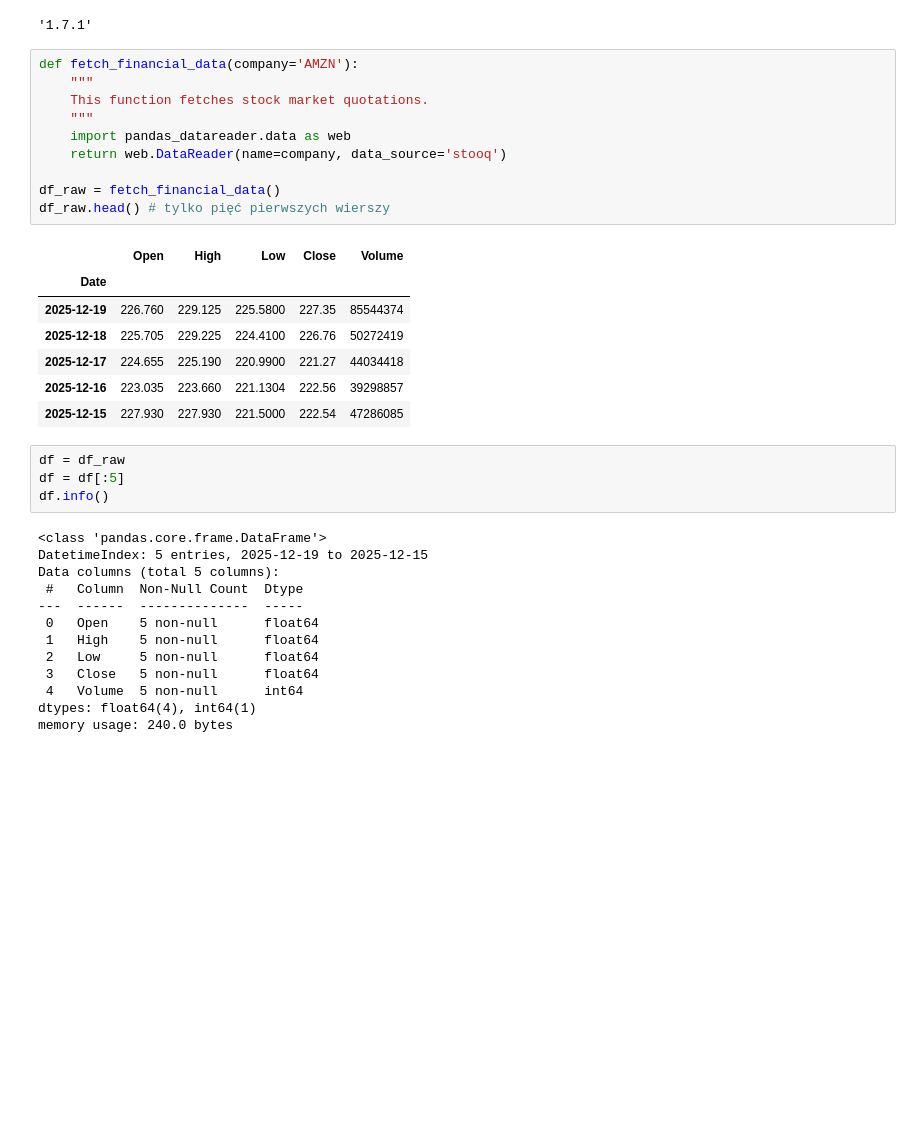
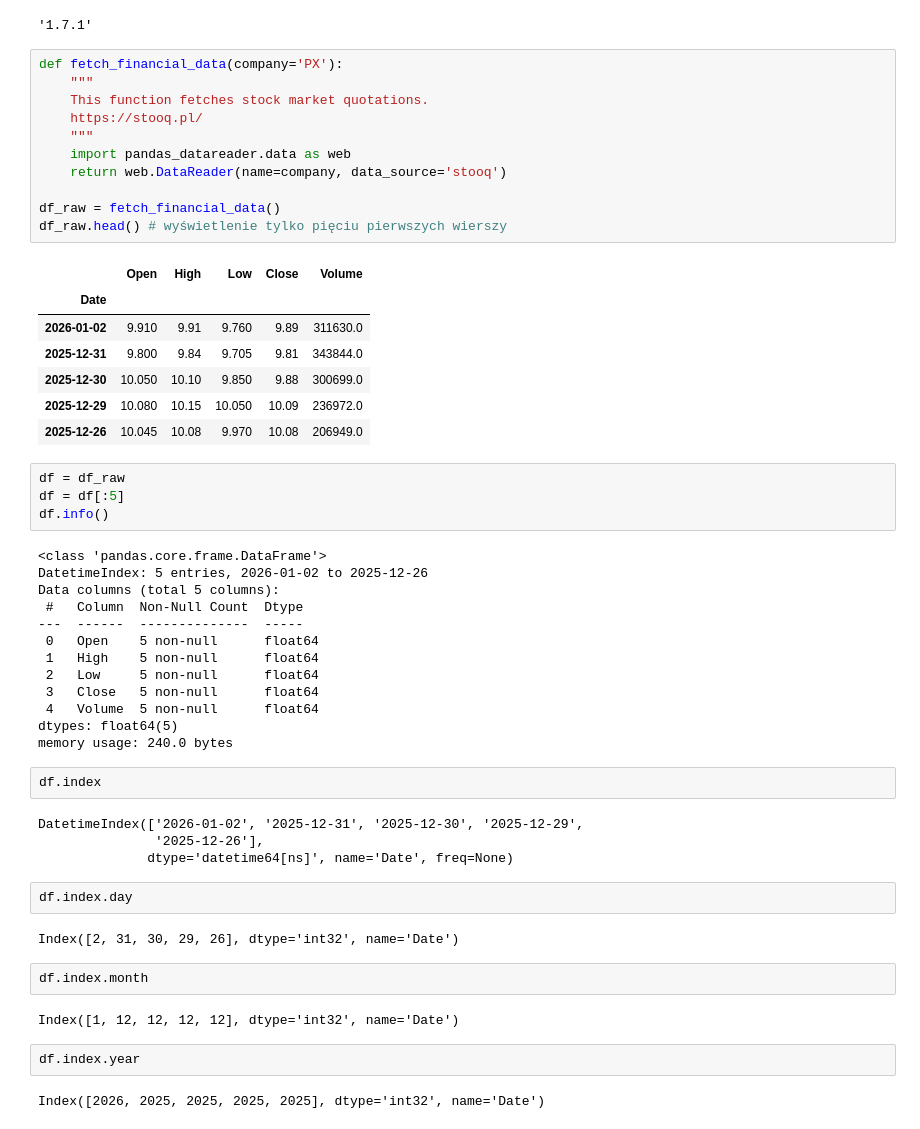
Before and after one commit to DamianPodrazaCode/Python_code, a Jupyter notebook: Jupyter/SciKit-Learn-bootcamp_cz1/03_feature_extraction.ipynb, the cells around one changed output. Cells and saved outputs as stored; diff of their text form; blank space fills up the shorter version.

```diff
--- a/Jupyter/SciKit-Learn-bootcamp_cz1/03_feature_extraction.ipynb
+++ b/Jupyter/SciKit-Learn-bootcamp_cz1/03_feature_extraction.ipynb
@@ -10,30 +10,31 @@ sklearn.__version__
 # %% [output]
 '1.7.1'
 # %%
-def fetch_financial_data(company='AMZN'):
+def fetch_financial_data(company='PX'):
     """
     This function fetches stock market quotations.
+    https://stooq.pl/
     """
     import pandas_datareader.data as web
     return web.DataReader(name=company, data_source='stooq')
 
 df_raw = fetch_financial_data()
-df_raw.head() # tylko pięć pierwszych wierszy
+df_raw.head() # wyświetlenie tylko pięciu pierwszych wierszy
 # %% [output]
 |  | Open | High | Low | Close | Volume |
 | Date |  |  |  |  |  |
-| 2025-12-19 | 226.760 | 229.125 | 225.5800 | 227.35 | 85544374 |
-| 2025-12-18 | 225.705 | 229.225 | 224.4100 | 226.76 | 50272419 |
-| 2025-12-17 | 224.655 | 225.190 | 220.9900 | 221.27 | 44034418 |
-| 2025-12-16 | 223.035 | 223.660 | 221.1304 | 222.56 | 39298857 |
-| 2025-12-15 | 227.930 | 227.930 | 221.5000 | 222.54 | 47286085 |
+| 2026-01-02 | 9.910 | 9.91 | 9.760 | 9.89 | 311630.0 |
+| 2025-12-31 | 9.800 | 9.84 | 9.705 | 9.81 | 343844.0 |
+| 2025-12-30 | 10.050 | 10.10 | 9.850 | 9.88 | 300699.0 |
+| 2025-12-29 | 10.080 | 10.15 | 10.050 | 10.09 | 236972.0 |
+| 2025-12-26 | 10.045 | 10.08 | 9.970 | 10.08 | 206949.0 |
 # %%
 df = df_raw
 df = df[:5]
 df.info()
 # %% [output]
 <class 'pandas.core.frame.DataFrame'>
-DatetimeIndex: 5 entries, 2025-12-19 to 2025-12-15
+DatetimeIndex: 5 entries, 2026-01-02 to 2025-12-26
 Data columns (total 5 columns):
  #   Column  Non-Null Count  Dtype
 ---  ------  --------------  -----
@@ -41,6 +42,24 @@ Data columns (total 5 columns):
  1   High    5 non-null      float64
  2   Low     5 non-null      float64
  3   Close   5 non-null      float64
- 4   Volume  5 non-null      int64
-dtypes: float64(4), int64(1)
+ 4   Volume  5 non-null      float64
+dtypes: float64(5)
 memory usage: 240.0 bytes
+# %%
+df.index
+# %% [output]
+DatetimeIndex(['2026-01-02', '2025-12-31', '2025-12-30', '2025-12-29',
+               '2025-12-26'],
+              dtype='datetime64[ns]', name='Date', freq=None)
+# %%
+df.index.day
+# %% [output]
+Index([2, 31, 30, 29, 26], dtype='int32', name='Date')
+# %%
+df.index.month
+# %% [output]
+Index([1, 12, 12, 12, 12], dtype='int32', name='Date')
+# %%
+df.index.year
+# %% [output]
+Index([2026, 2025, 2025, 2025, 2025], dtype='int32', name='Date')
```
Also changed, not shown: parts of 9 cells of this notebook, 1 other file.
